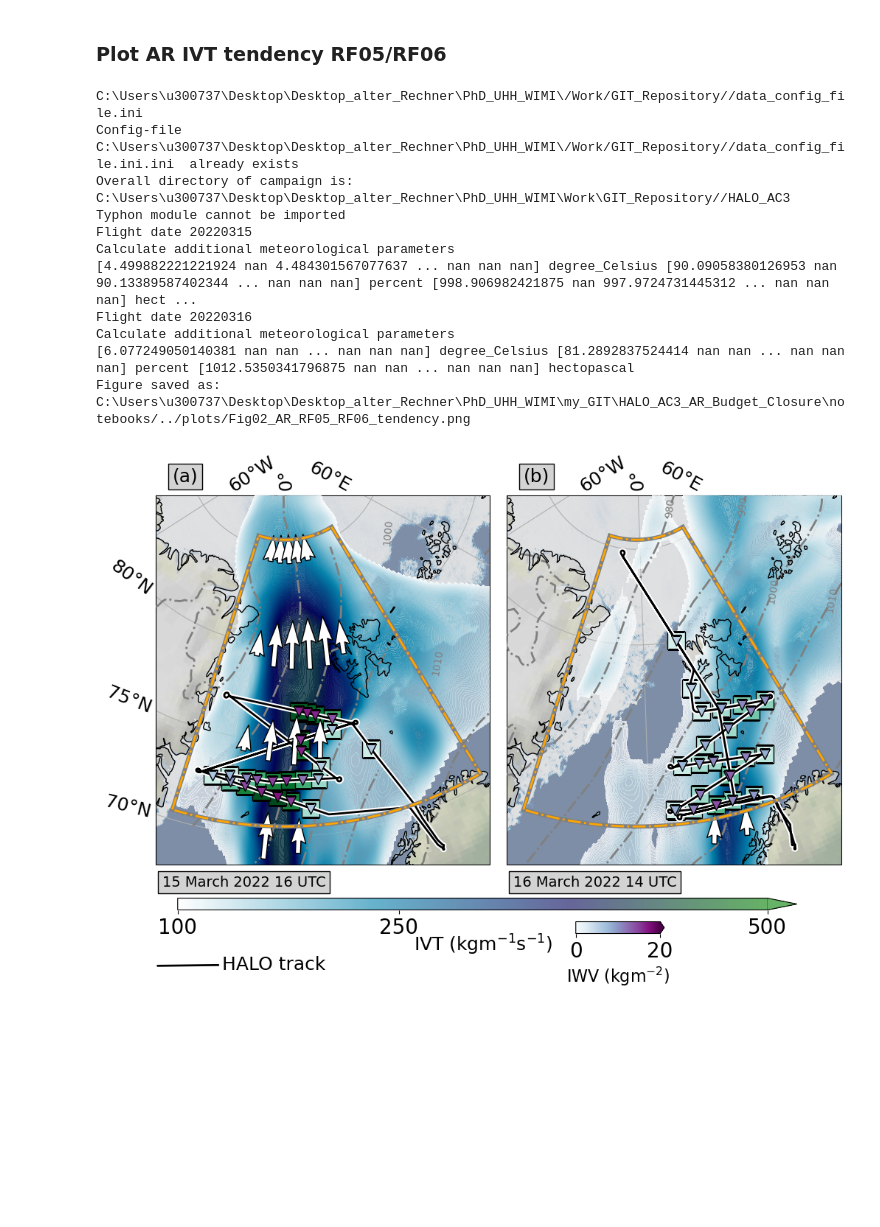
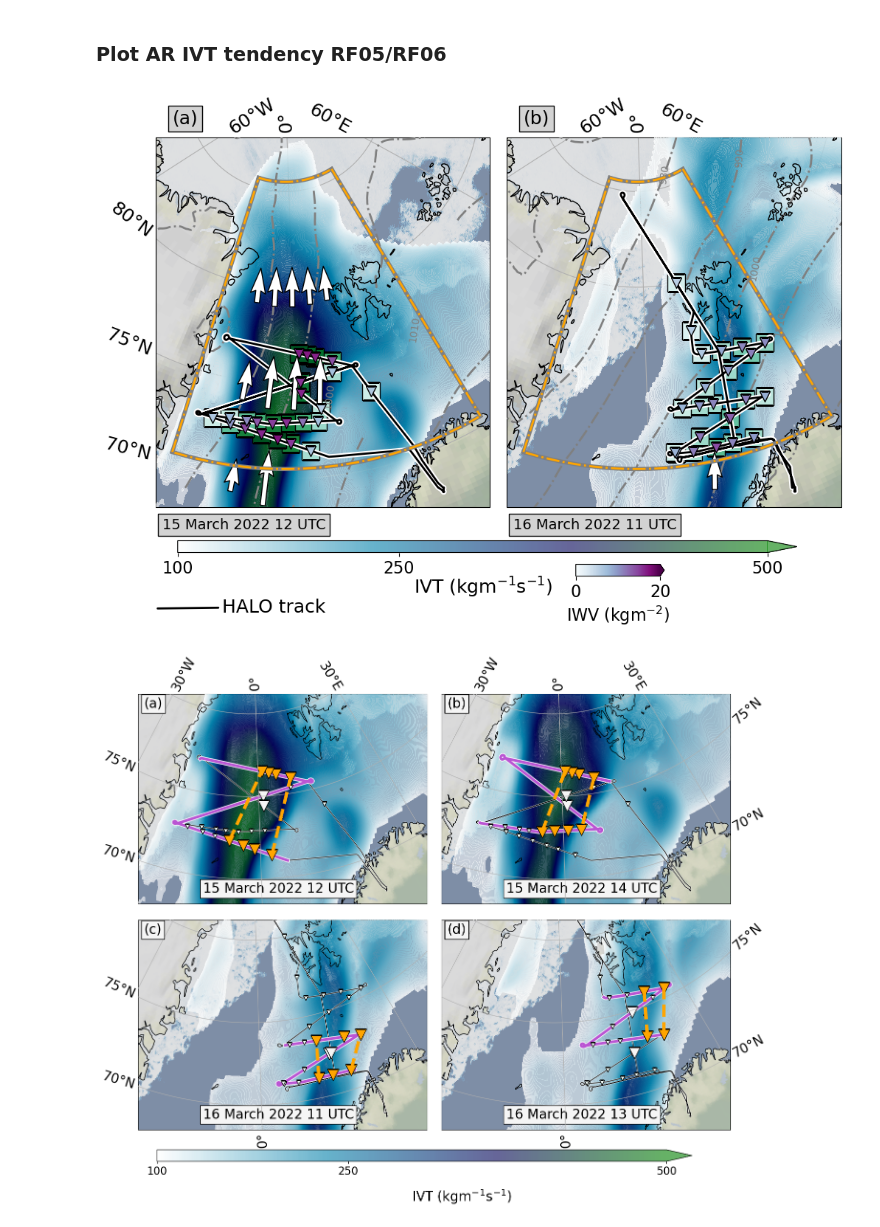
Before and after one commit to hdorff94/HALO_AC3_AR_Budget_Closure, a Jupyter notebook: notebooks/AR_maps.ipynb, the cells around one changed output. Cells and saved outputs as stored; diff of their text form; code cells hidden in the pictures; blank space fills up the shorter version.

Commit message:
Several changes. New Evaporation classes and Map classes for figures.

```diff
--- a/notebooks/AR_maps.ipynb
+++ b/notebooks/AR_maps.ipynb
@@ -1,3 +3,12 @@
+# %%
+class HiddenPrints:
+    def __enter__(self):
+        self._original_stdout = sys.stdout
+        sys.stdout = open(os.devnull, 'w')
+
+    def __exit__(self, exc_type, exc_val, exc_tb):
+        sys.stdout.close()
+        sys.stdout = self._original_stdout
 # %% [markdown]
 ## Configurations
 # %%
@@ -331,12 +95,6 @@ def plot_AR_map_with_budget_HALO_ICON_comparison(era5,halo_df,icon_ivt,Dropsonde
 # %%
-import matplotlib
-import matplotlib.pyplot as plt
 from reanalysis import ERA5
 from ICON import ICON_NWP as ICON
-set_font=16
-matplotlib.rcParams.update({'font.size':set_font})
-plt.rcParams.update({'hatch.color': 'k'})
-plt.rcParams.update({'hatch.linewidth':1.5})
 
 campaign_cls=cmpgn_cls
 flight=flights[0]
@@ -365,6 +123,7 @@ era5=ERA5(for_flight_campaign=True,campaign=campaign_cls.name,
       research_flights=flight,
       era_path=campaign_cls.campaign_path+"/data/ERA-5/")
 plot_path=campaign_cls.campaign_path+"/plots/"+flight+"/"
+campaign_cls.plot_path=plot_path
 hydrometeor_lvls_path=campaign_cls.campaign_path+"/data/ERA-5/"
 
 file_name="total_columns_"+campaign_cls.year+"_"+\
@@ -560,22 +325,9 @@ internal_sondes_dict["cold"]               = ["2022-03-15 11:30:00","2022-03-15
 # %% [markdown]
 ## Plotting
 # %%
-import matplotlib
-import matplotlib.pyplot as plt
-import matplotlib.patches as mpatch
-import matplotlib.patheffects as PathEffects
-from mpl_toolkits.axes_grid1.inset_locator import inset_axes
-from matplotlib.image import imread
+import AR_mapper as ARmaps
 
-import seaborn as sns
-
-matplotlib.rcParams.update({"font.size":24})
-# getting the original colormap using cm.get_cmap() function
-orig_map = plt.cm.get_cmap('Blues')
-# reversing the original colormap using reversed() function
-reversed_map = orig_map.reversed()
-# normally the actual bahamas file is used from HALO-(AC)3. However,
-# this is not feasible now for testingb
+AR_mapper=ARmaps.AR_mapper(campaign_cls,flight,config_file,seaice,halo_df,ar_of_day)
 # %% [markdown]
 #### Budget contributions
 # %%
@@ -667,18 +417,8 @@ Figure saved as: C:\Users\u300737\Desktop\Desktop_alter_Rechner\PhD_UHH_WIMI\my_
 # %% [markdown]
 ### Plot AR IVT tendency RF05/RF06
 # %%
-import plot_AR_IVT_tendency
-plot_AR_IVT_tendency.main()
+with HiddenPrints():
+    ARmaps.run_plot_IVT_tendency()
 # %% [output]
-C:\Users\u300737\Desktop\Desktop_alter_Rechner\PhD_UHH_WIMI\/Work/GIT_Repository//data_config_file.ini
-Config-file C:\Users\u300737\Desktop\Desktop_alter_Rechner\PhD_UHH_WIMI\/Work/GIT_Repository//data_config_file.ini.ini  already exists
-Overall directory of campaign is:  C:\Users\u300737\Desktop\Desktop_alter_Rechner\PhD_UHH_WIMI\Work\GIT_Repository//HALO_AC3
-Typhon module cannot be imported
-Flight date 20220315
-Calculate additional meteorological parameters
-[4.499882221221924 nan 4.484301567077637 ... nan nan nan] degree_Celsius [90.09058380126953 nan 90.13389587402344 ... nan nan nan] percent [998.906982421875 nan 997.9724731445312 ... nan nan nan] hect ...
-Flight date 20220316
-Calculate additional meteorological parameters
-[6.077249050140381 nan nan ... nan nan nan] degree_Celsius [81.2892837524414 nan nan ... nan nan nan] percent [1012.5350341796875 nan nan ... nan nan nan] hectopascal
-Figure saved as: C:\Users\u300737\Desktop\Desktop_alter_Rechner\PhD_UHH_WIMI\my_GIT\HALO_AC3_AR_Budget_Closure\notebooks/../plots/Fig02_AR_RF05_RF06_tendency.png
-[figure, old version]
+[figure, new version]
+[figure, added]
```
Also changed, not shown: parts of 10 cells of this notebook, 30 other files.
